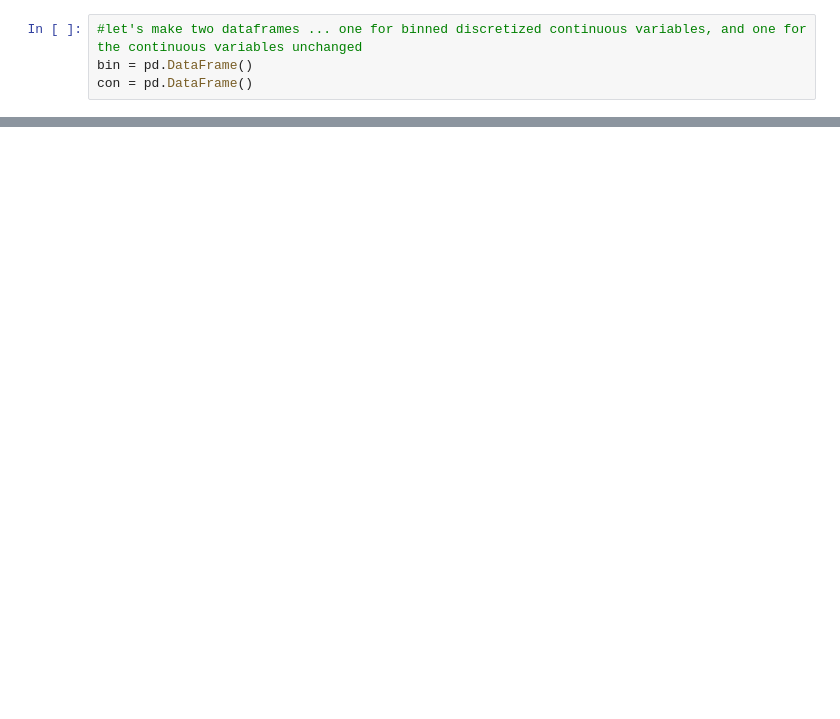
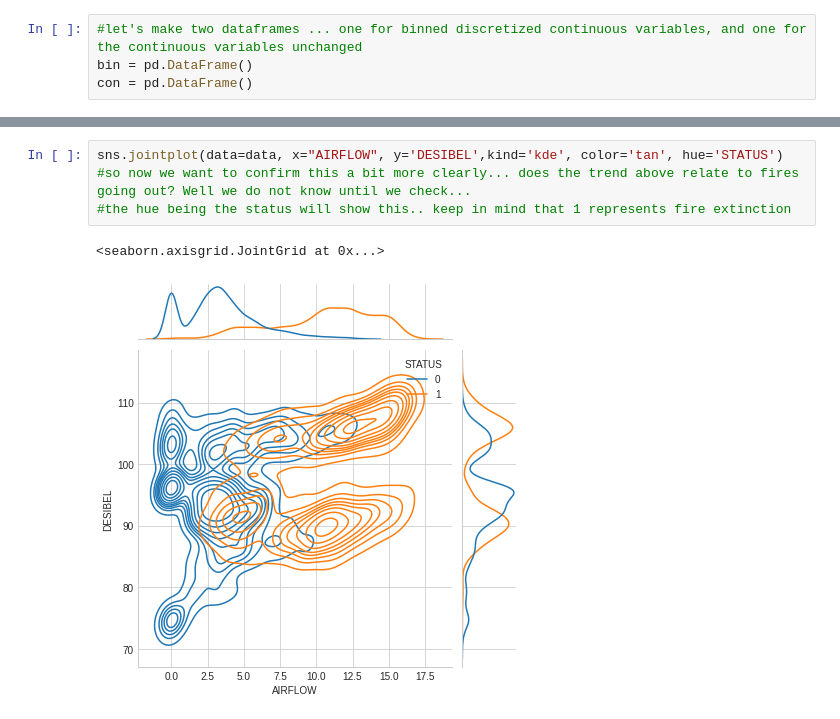
Before and after one commit to pronsSec/Acoustic-Fire-Extinguisher-Analysis, a Jupyter notebook: Acoustic_Fire_Extenguisher_EDA.ipynb, the cells around one changed output, grey strips where cells are left out. Drawn from its saved outputs; the diff is of its cells as text; blank space fills up the shorter version.

```diff
--- a/Acoustic_Fire_Extenguisher_EDA.ipynb
+++ b/Acoustic_Fire_Extenguisher_EDA.ipynb
@@ -177,0 +300,7 @@ sns.jointplot(data=data, x="AIRFLOW", y='DESIBEL',kind='reg', color='tan')
+# %%
+sns.jointplot(data=data, x="AIRFLOW", y='DESIBEL',kind='kde', color='tan', hue='STATUS')
+#so now we want to confirm this a bit more clearly... does the trend above relate to fires going out? Well we do not know until we check...
+#the hue being the status will show this.. keep in mind that 1 represents fire extinction
+# %% [output]
+<seaborn.axisgrid.JointGrid at 0x...>
+[figure, added]
```
Also changed, not shown: parts of 41 cells of this notebook.
